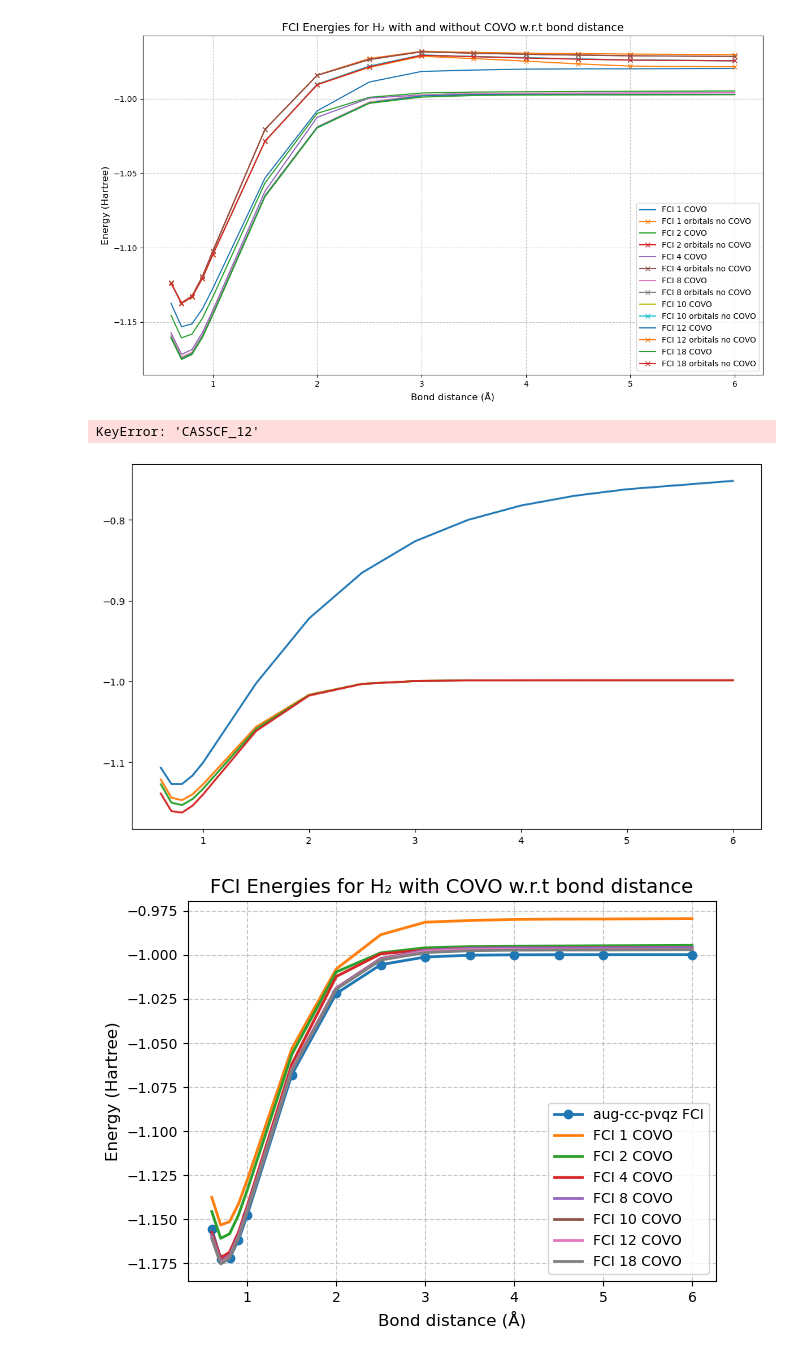
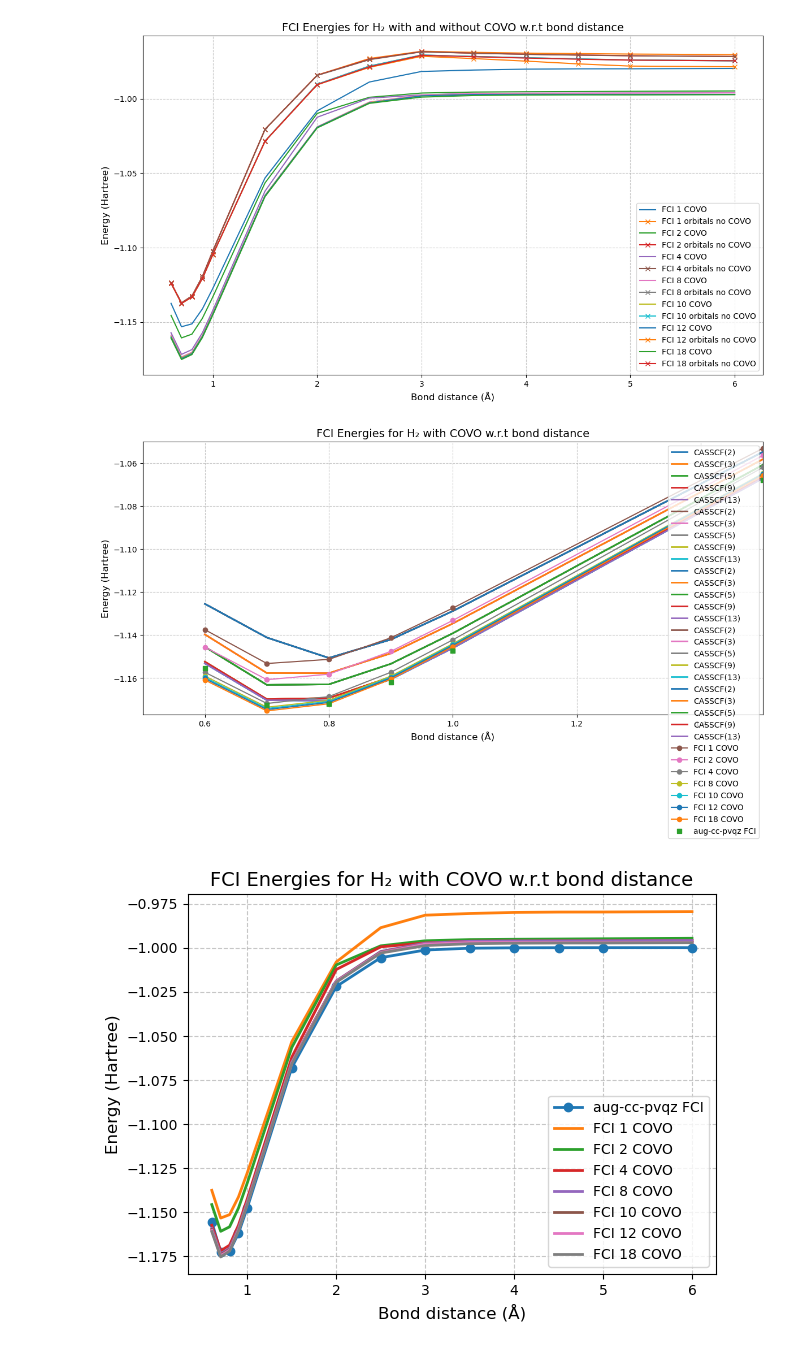
Before and after one commit to MQSdk/Qiskit-NWChem-Driver, a Jupyter notebook: notebooks/slow_nwchem_H2.ipynb, the cells around one changed output. Drawn from its saved outputs; the diff is of its cells as text; code cells hidden in the pictures.

```diff
--- a/notebooks/slow_nwchem_H2.ipynb
+++ b/notebooks/slow_nwchem_H2.ipynb
@@ -236,7 +236,7 @@ distances = [0.6, 0.7, 0.8, 0.9, 1.0, 1.5, 2.0, 2.5, 3.0, 3.5, 4.0, 4.5, 5.0, 6.
 
 basis = ["cc-pvdz", "cc-pvtz", "cc-pvqz", "cc-pv5z", "aug-cc-pvqz"]
 results = {base: {} for base in basis}
-active_spaces = [1, 2, 4, 8, 12, 18]
+active_spaces = [2, 3, 5, 9, 13, 19]
 unit= "angstroms"
 for base in (basis):
     for i, geometry in enumerate(geometries):
@@ -258,11 +258,14 @@ for base in (basis):
             "N_orb": norb_fci
         }
         print(f"Base: {base}, Distance: {distance} Å, HF: {energy_HF:.8f}, FCI: {energy_fci:.8f}, N_orb: {norb_fci:.8f}")
-        active_spaces = [1, 2, 4, 8, 12, 18]
 
         for ncas in active_spaces:
             if ncas <= norb_fci:
-                mycas = mf.CASSCF(ncas, 2).run()
+                mycas = mf.CASSCF(ncas, 2)
+
+                mycas.frozen = [0]
+
+                mycas.run()
 
                 energy_casscf = mycas.e_tot
 
@@ -473,7 +616,7 @@ FCI energy = -0.9732585956457673
 # %%
 import json
 #Load results UCCSD & FCI for COVO
-with open('results_covo_H2.json', 'r') as f:
+with open('results_covo_H2_testing.json', 'r') as f:
     energies_covo_H2 = json.load(f)
 #Load results HF for PW
 with open('results_PW_H2_HF.json', 'r') as f:
@@ -569,34 +712,33 @@ plt.show()
 # %%
 plt.figure(figsize=(12, 7))
 
 for i, base in enumerate(bases):
-    for ncas in [1, 2, 4, 8, 12, 18]:
-        energias_casscf = [energies_h2_atomic[base][str(d)][f"CASSCF_{ncas}"] for d in distancias]
+    for ncas in [2, 3, 5, 9, 13]:
+        energias_casscf = [energies_h2_atomic['aug-cc-pvqz'][str(d)][f"CASSCF_{ncas}"] for d in distancias]
         plt.plot(distances, energias_casscf, label=f"CASSCF({ncas})", linewidth=2)
 
 for covo in energies_covo_H2:
     plt.plot(energies_covo_H2[covo][0], energies_covo_H2[covo][2], marker='o', label=f'FCI {covo} COVO')
 
 energia_fci = [energies_h2_atomic['aug-cc-pvqz'][str(d)]["FCI"] for d in distancias]
 plt.plot(distancias, energia_fci, 's', label=f"{'aug-cc-pvqz'} FCI", linewidth=2)
 
 plt.xlabel('Bond distance (Å)', fontsize=12)
 plt.ylabel('Energy (Hartree)',fontsize=12)
 plt.title('FCI Energies for H₂ with COVO w.r.t bond distance',fontsize=14)
 plt.legend(fontsize=10, loc='best')
 plt.grid(True, linestyle='--', alpha=0.7)
-#plt.ylim([-1.177,-1.05])
-#plt.xlim([0.5,1.5])
+plt.ylim([-1.177,-1.05])
+plt.xlim([0.5,1.5])
 #plt.ylim([-1.05,-0.970])
 #plt.xlim([1.5,3.0])
-plt.ylim([-1.001,-0.979])
-plt.xlim([3.0,6.0])
+#plt.ylim([-1.001,-0.979])
+#plt.xlim([3.0,6.0])
 plt.tight_layout()
 plt.savefig("energies_casscf_h2_covo_zoom.png", dpi=300, bbox_inches='tight')
 plt.show()
 # %% [output]
-KeyError: 'CASSCF_12'
-[figure, old version]
+[figure, new version]
 # %%
 
 energia_fci = [energies_h2_atomic['aug-cc-pvqz'][str(d)]["FCI"] for d in distancias]
```
Also changed, not shown: parts of 7 cells of this notebook, 5 other files.
